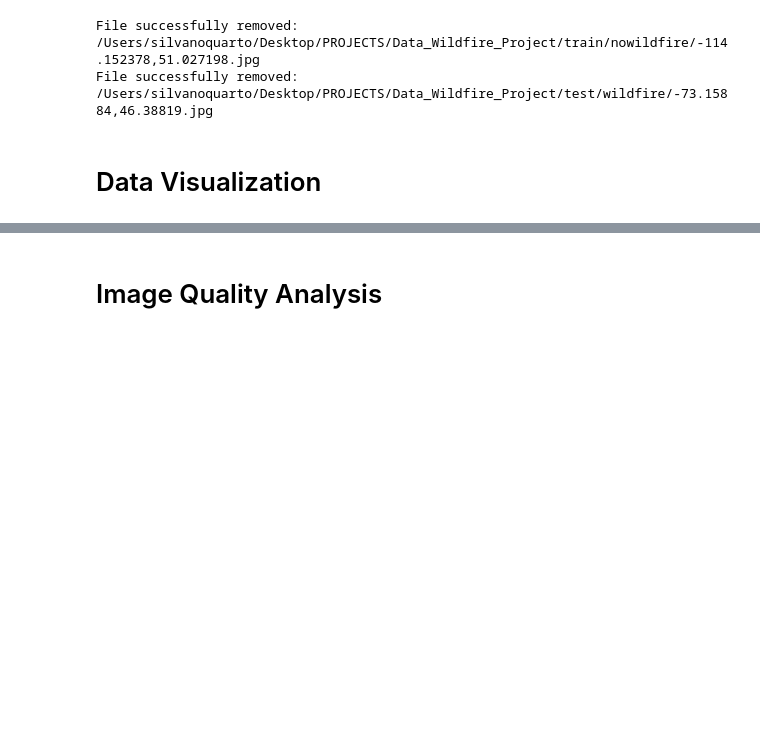
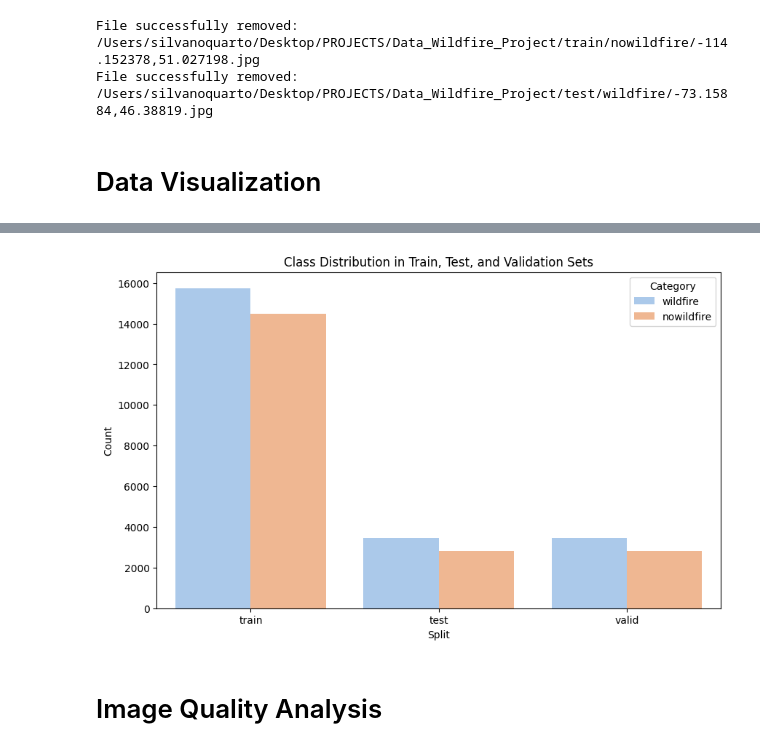
Before and after one commit to Silvano315/Wildfire_Prediction_with_Satellite_Images, a Jupyter notebook: EDA.ipynb, the cells around one changed output, grey strips where cells are left out. Drawn from its saved outputs; the diff is of its cells as text; code cells hidden in the pictures; blank space fills up the shorter version.

```diff
--- a/EDA.ipynb
+++ b/EDA.ipynb
@@ -151,3 +159,9 @@ File successfully removed: /Users/silvanoquarto/Desktop/PROJECTS/Data_Wildfire_P
+# %%
+# Plot class distribution
+
+plot_class_distribution(images_path, splits, labels)
+# %% [output]
+[figure, added]
 # %% [markdown]
 # Image Quality Analysis
 # %% [markdown]
```
Also changed, not shown: parts of 5 cells of this notebook.
